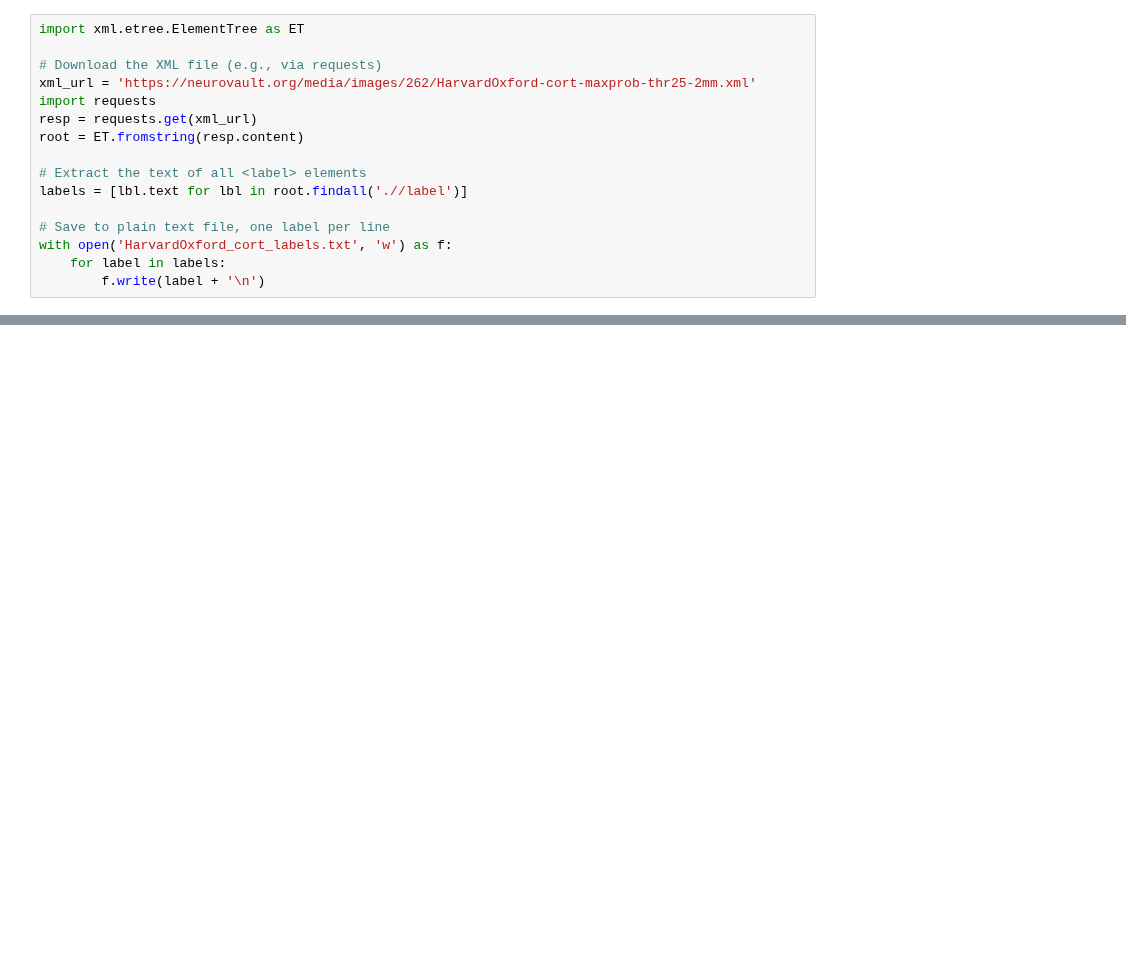
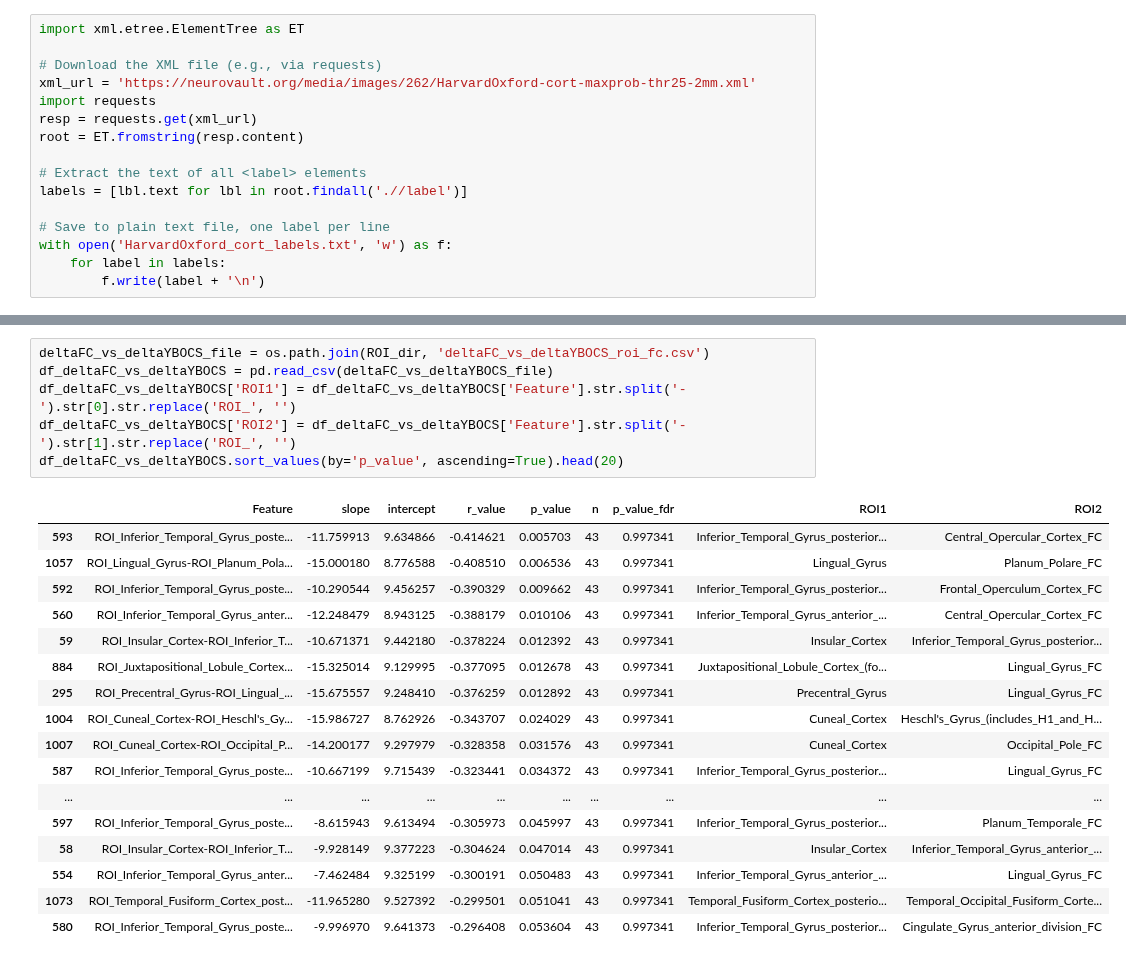
Before and after one commit to XiaoqianXiao/OCD_RO1, a Jupyter notebook: results_visualization.ipynb, the cells around one changed output, grey strips where cells are left out. Saved outputs shown, nothing was run; the diff lists cells and outputs as text; blank space fills up the shorter version.

```diff
--- a/results_visualization.ipynb
+++ b/results_visualization.ipynb
@@ -326,0 +396,24 @@ atlas.filename
+# %%
+deltaFC_vs_deltaYBOCS_file = os.path.join(ROI_dir, 'deltaFC_vs_deltaYBOCS_roi_fc.csv')
+df_deltaFC_vs_deltaYBOCS = pd.read_csv(deltaFC_vs_deltaYBOCS_file)
+df_deltaFC_vs_deltaYBOCS['ROI1'] = df_deltaFC_vs_deltaYBOCS['Feature'].str.split('-').str[0].str.replace('ROI_', '')
+df_deltaFC_vs_deltaYBOCS['ROI2'] = df_deltaFC_vs_deltaYBOCS['Feature'].str.split('-').str[1].str.replace('ROI_', '')
+df_deltaFC_vs_deltaYBOCS.sort_values(by='p_value', ascending=True).head(20)
+# %% [output]
+|  | Feature | slope | intercept | r_value | p_value | n | p_value_fdr | ROI1 | ROI2 |
+| 593 | ROI_Inferior_Temporal_Gyrus_poste... | -11.759913 | 9.634866 | -0.414621 | 0.005703 | 43 | 0.997341 | Inferior_Temporal_Gyrus_posterior... | Central_Opercular_Cortex_FC |
+| 1057 | ROI_Lingual_Gyrus-ROI_Planum_Pola... | -15.000180 | 8.776588 | -0.408510 | 0.006536 | 43 | 0.997341 | Lingual_Gyrus | Planum_Polare_FC |
+| 592 | ROI_Inferior_Temporal_Gyrus_poste... | -10.290544 | 9.456257 | -0.390329 | 0.009662 | 43 | 0.997341 | Inferior_Temporal_Gyrus_posterior... | Frontal_Operculum_Cortex_FC |
+| 560 | ROI_Inferior_Temporal_Gyrus_anter... | -12.248479 | 8.943125 | -0.388179 | 0.010106 | 43 | 0.997341 | Inferior_Temporal_Gyrus_anterior_... | Central_Opercular_Cortex_FC |
+| 59 | ROI_Insular_Cortex-ROI_Inferior_T... | -10.671371 | 9.442180 | -0.378224 | 0.012392 | 43 | 0.997341 | Insular_Cortex | Inferior_Temporal_Gyrus_posterior... |
+| 884 | ROI_Juxtapositional_Lobule_Cortex... | -15.325014 | 9.129995 | -0.377095 | 0.012678 | 43 | 0.997341 | Juxtapositional_Lobule_Cortex_(fo... | Lingual_Gyrus_FC |
+| 295 | ROI_Precentral_Gyrus-ROI_Lingual_... | -15.675557 | 9.248410 | -0.376259 | 0.012892 | 43 | 0.997341 | Precentral_Gyrus | Lingual_Gyrus_FC |
+| 1004 | ROI_Cuneal_Cortex-ROI_Heschl's_Gy... | -15.986727 | 8.762926 | -0.343707 | 0.024029 | 43 | 0.997341 | Cuneal_Cortex | Heschl's_Gyrus_(includes_H1_and_H... |
+| 1007 | ROI_Cuneal_Cortex-ROI_Occipital_P... | -14.200177 | 9.297979 | -0.328358 | 0.031576 | 43 | 0.997341 | Cuneal_Cortex | Occipital_Pole_FC |
+| 587 | ROI_Inferior_Temporal_Gyrus_poste... | -10.667199 | 9.715439 | -0.323441 | 0.034372 | 43 | 0.997341 | Inferior_Temporal_Gyrus_posterior... | Lingual_Gyrus_FC |
+| ... | ... | ... | ... | ... | ... | ... | ... | ... | ... |
+| 597 | ROI_Inferior_Temporal_Gyrus_poste... | -8.615943 | 9.613494 | -0.305973 | 0.045997 | 43 | 0.997341 | Inferior_Temporal_Gyrus_posterior... | Planum_Temporale_FC |
+| 58 | ROI_Insular_Cortex-ROI_Inferior_T... | -9.928149 | 9.377223 | -0.304624 | 0.047014 | 43 | 0.997341 | Insular_Cortex | Inferior_Temporal_Gyrus_anterior_... |
+| 554 | ROI_Inferior_Temporal_Gyrus_anter... | -7.462484 | 9.325199 | -0.300191 | 0.050483 | 43 | 0.997341 | Inferior_Temporal_Gyrus_anterior_... | Lingual_Gyrus_FC |
+| 1073 | ROI_Temporal_Fusiform_Cortex_post... | -11.965280 | 9.527392 | -0.299501 | 0.051041 | 43 | 0.997341 | Temporal_Fusiform_Cortex_posterio... | Temporal_Occipital_Fusiform_Corte... |
+| 580 | ROI_Inferior_Temporal_Gyrus_poste... | -9.996970 | 9.641373 | -0.296408 | 0.053604 | 43 | 0.997341 | Inferior_Temporal_Gyrus_posterior... | Cingulate_Gyrus_anterior_division_FC |
```
Also changed, not shown: parts of 9 cells of this notebook, 3 other files.
